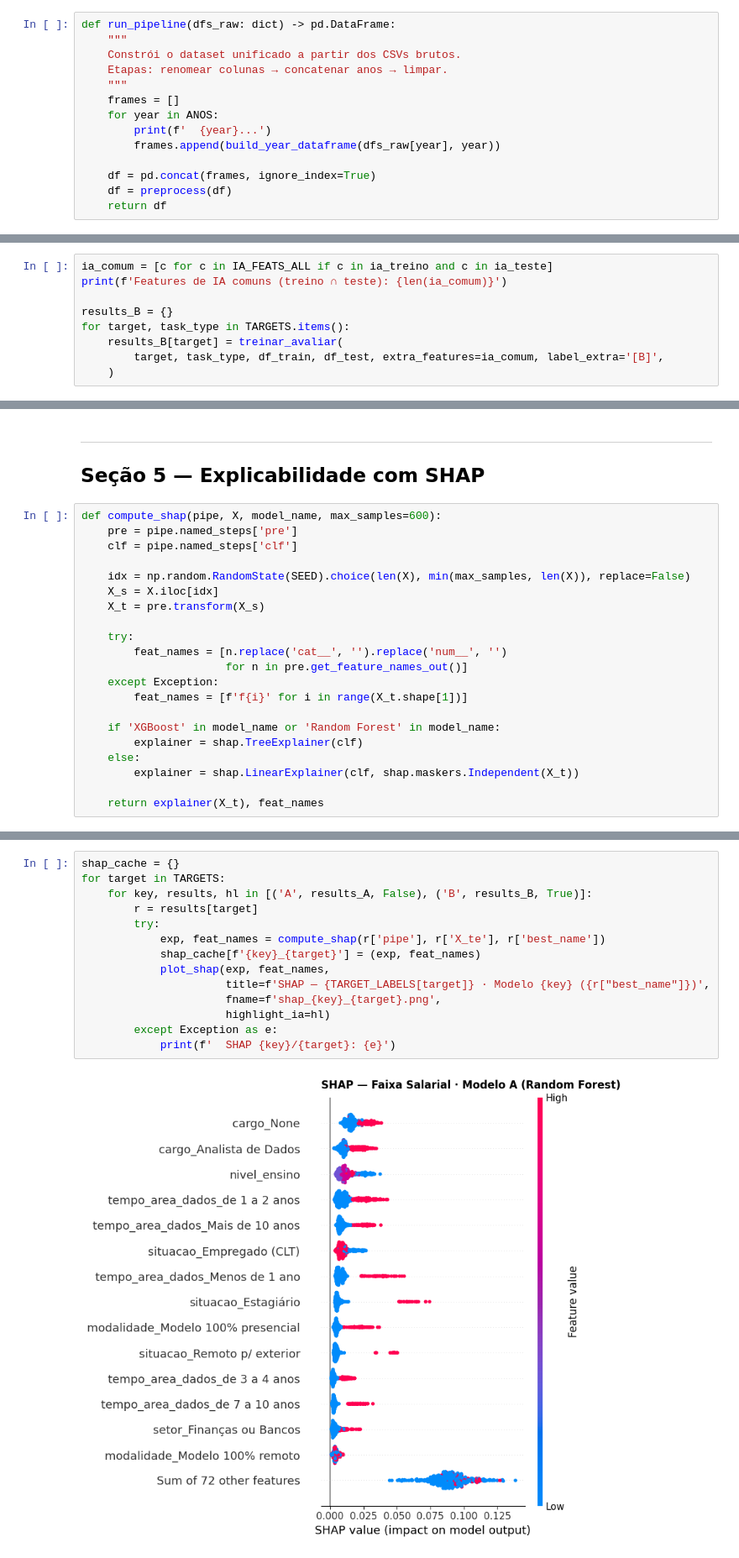
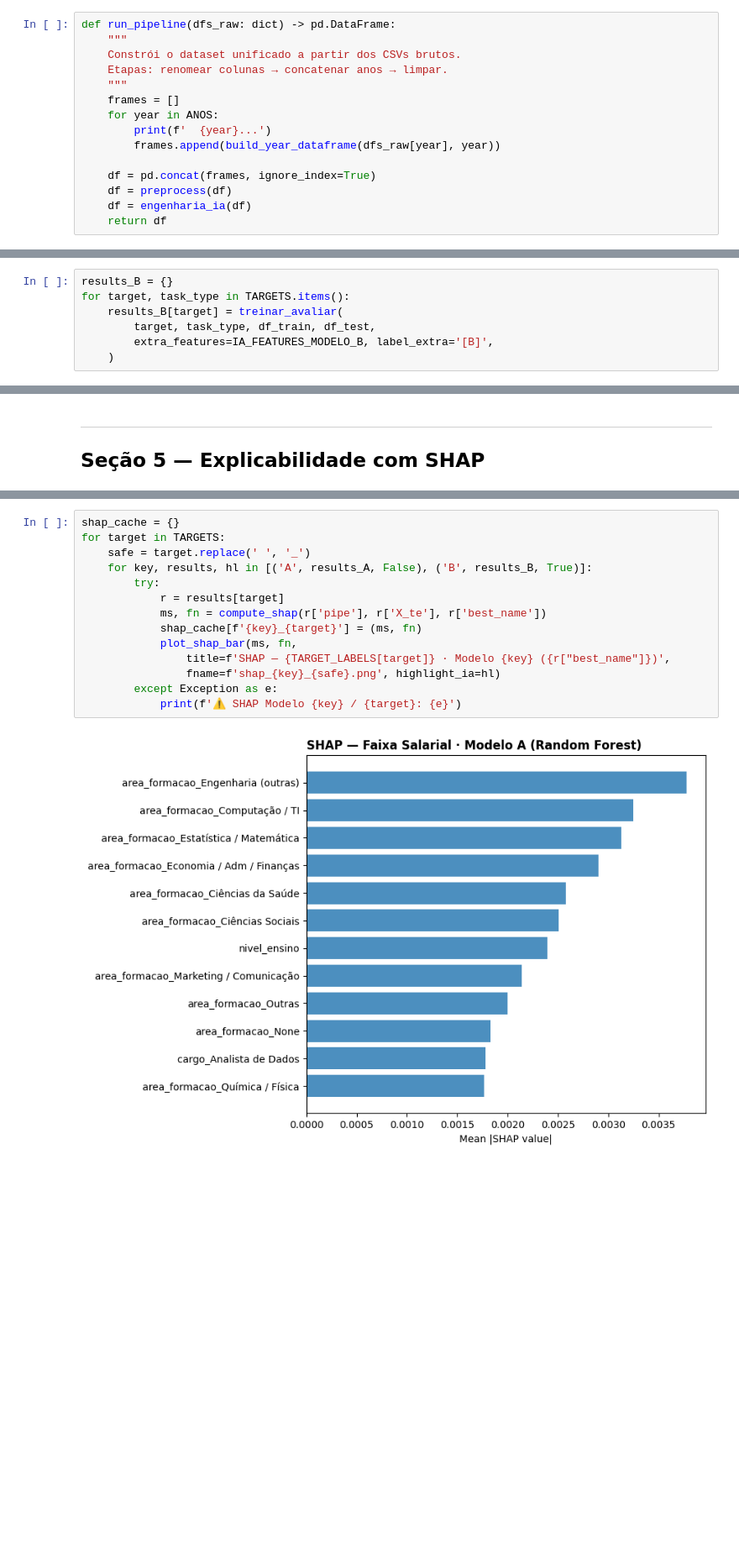
Before and after one commit to julliebelmonte/stateofdata, a Jupyter notebook: state_of_data_genero.ipynb, the cells around one changed output, grey strips where cells are left out. Shown at 84% size. Saved outputs shown, nothing was run; the diff lists cells and outputs as text; blank space fills up the shorter version.

Commit message:
refactoring shap

```diff
--- a/state_of_data_genero.ipynb
+++ b/state_of_data_genero.ipynb
@@ -421,6 +539,7 @@ def run_pipeline(dfs_raw: dict) -> pd.DataFrame:
 
     df = pd.concat(frames, ignore_index=True)
     df = preprocess(df)
+    df = engenharia_ia(df)
     return df
 # %%
 df = run_pipeline(dfs_raw)
@@ -1371,12 +1697,10 @@ for target, task_type in TARGETS.items():
 Masculino 3956    0.6797
  Feminino 1222    0.6453
 # %%
-ia_comum = [c for c in IA_FEATS_ALL if c in ia_treino and c in ia_teste]
-print(f'Features de IA comuns (treino ∩ teste): {len(ia_comum)}')
-
 results_B = {}
 for target, task_type in TARGETS.items():
     results_B[target] = treinar_avaliar(
-        target, task_type, df_train, df_test, extra_features=ia_comum, label_extra='[B]',
+        target, task_type, df_train, df_test,
+        extra_features=IA_FEATURES_MODELO_B, label_extra='[B]',
     )
 # %% [output]
@@ -1402,24 +1724,3 @@ obs: Gestor/a ainda tem leakage no Modelo B. Provavelmente colunas sobre ia que
 # %% [markdown]
 ---
 ## Seção 5 — Explicabilidade com SHAP
-# %%
-def compute_shap(pipe, X, model_name, max_samples=600):
-    pre = pipe.named_steps['pre']
-    clf = pipe.named_steps['clf']
-
-    idx = np.random.RandomState(SEED).choice(len(X), min(max_samples, len(X)), replace=False)
-    X_s = X.iloc[idx]
-    X_t = pre.transform(X_s)
-
-    try:
-        feat_names = [n.replace('cat__', '').replace('num__', '')
-                      for n in pre.get_feature_names_out()]
-    except Exception:
-        feat_names = [f'f{i}' for i in range(X_t.shape[1])]
-
-    if 'XGBoost' in model_name or 'Random Forest' in model_name:
-        explainer = shap.TreeExplainer(clf)
-    else:
-        explainer = shap.LinearExplainer(clf, shap.maskers.Independent(X_t))
-
-    return explainer(X_t), feat_names
@@ -1453,17 +1789,17 @@ def plot_shap(shap_exp, feat_names, top_n=15, title='SHAP', fname='shap.png', hi
 # %%
 shap_cache = {}
 for target in TARGETS:
+    safe = target.replace(' ', '_')
     for key, results, hl in [('A', results_A, False), ('B', results_B, True)]:
-        r = results[target]
         try:
-            exp, feat_names = compute_shap(r['pipe'], r['X_te'], r['best_name'])
-            shap_cache[f'{key}_{target}'] = (exp, feat_names)
-            plot_shap(exp, feat_names,
-                      title=f'SHAP — {TARGET_LABELS[target]} · Modelo {key} ({r["best_name"]})',
-                      fname=f'shap_{key}_{target}.png',
-                      highlight_ia=hl)
+            r = results[target]
+            ms, fn = compute_shap(r['pipe'], r['X_te'], r['best_name'])
+            shap_cache[f'{key}_{target}'] = (ms, fn)
+            plot_shap_bar(ms, fn,
+                title=f'SHAP — {TARGET_LABELS[target]} · Modelo {key} ({r["best_name"]})',
+                fname=f'shap_{key}_{safe}.png', highlight_ia=hl)
         except Exception as e:
-            print(f'  SHAP {key}/{target}: {e}')
+            print(f'⚠️ SHAP Modelo {key} / {target}: {e}')
 # %% [output]
-[figure, old version]
+[figure, new version]
    figures/shap_A_faixa_salarial.png
```
Also changed, not shown: parts of 49 cells of this notebook, 14 other files.
